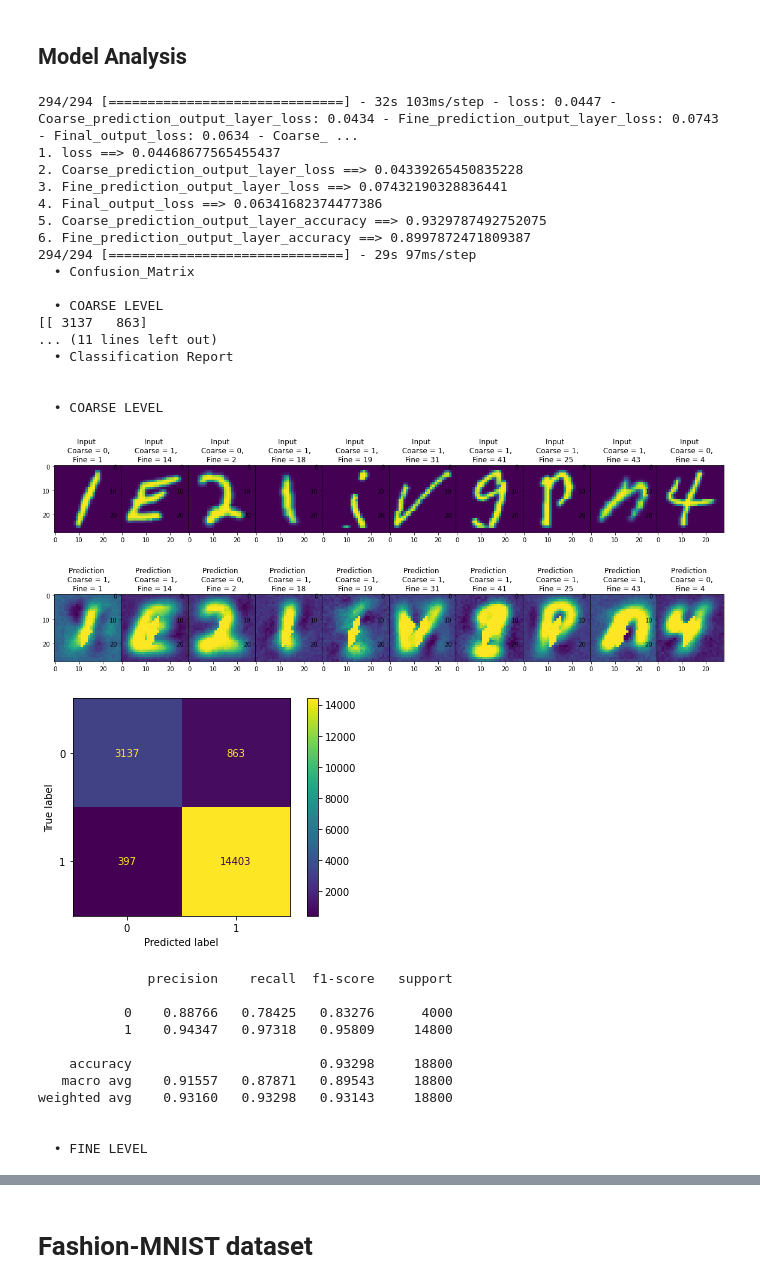
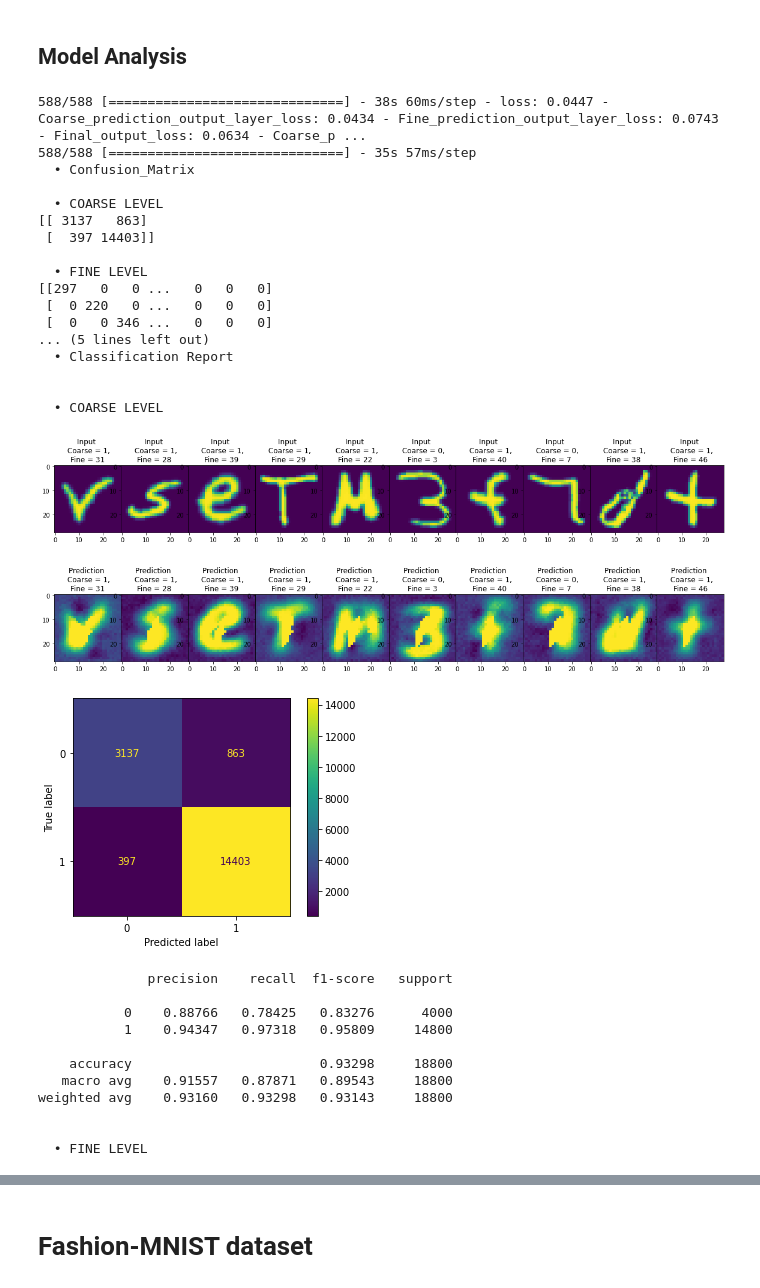
Before and after one commit to tasrif-khondaker/H-CapsNet, a Jupyter notebook: H-CapsNet-Analysis.ipynb, the cells around one changed output, grey strips where cells are left out. Saved outputs shown, nothing was run; the diff lists cells and outputs as text; code cells hidden in the pictures.

```diff
--- a/H-CapsNet-Analysis.ipynb
+++ b/H-CapsNet-Analysis.ipynb
@@ -153,7 +153,7 @@ lossweight = {'coarse_lw' : K.variable(value = initial_lw['coarse'], dtype="floa
              }
 
 def get_compiled_model():
-    model = MLmodel.MNIST_HCapsNet(input_shape,
+    model = MLmodel.HCapsNet_2_Level_MNIST(input_shape,
                                    coarse_class, fine_class)
     model.compile(optimizer='adam',
                   loss=[model_params["class_loss"],
@@ -336,7 +336,7 @@ lossweight = {'coarse_lw' : K.variable(value = initial_lw['coarse'], dtype="floa
              }
 
 def get_compiled_model():
-    model = MLmodel.EMNIST_HCapsNet(input_shape,
+    model = MLmodel.HCapsNet_2_Level_EMNIST_test(input_shape,
                                    coarse_class, fine_class)
     model.compile(optimizer='adam',
                   loss=[model_params["class_loss"],
@@ -385,43 +385,48 @@ model.load_weights(directory+'/trained_model.h5')
 # %% [markdown]
 ## Model Analysis
 # %%
-model_analysis = MLmodel.model_analysis(model, dataset)
-results = model_analysis.evaluate()
-predictions = model_analysis.prediction()
+results = model.evaluate(dataset['x_test'],[dataset['y_test_coarse'],dataset['y_test_fine'],dataset['x_test']],
+                         verbose=1)
+predictions = model.predict(dataset['x_test'],verbose=1)
+
+MLmodel.plot_sample_image(predictions,
+                  x_input = dataset['x_test'],
+                  y_labels = {'coarse':dataset['y_test_coarse'],
+                              'fine':dataset['y_test_fine']})
 
 true_label = [dataset['y_test_coarse'],dataset['y_test_fine']]
 pred_label = [predictions[0],predictions[1]]
 metrics.lvl_wise_metric(true_label,pred_label)
 
 h_measurements,consistency,exact_match = metrics.hmeasurements(true_label,
                                        pred_label,
                                        dataset['tree'])
 print('\nHierarchical Precision =',h_measurements[0],
       '\nHierarchical Recall =', h_measurements[1],
       '\nHierarchical F1-Score =',h_measurements[2],
       '\nConsistency = ', consistency,
       '\nExact Match = ', exact_match,
      )
 # %% [output]
-294/294 [==============================] - 32s 103ms/step - loss: 0.0447 - Coarse_prediction_output_layer_loss: 0.0434 - Fine_prediction_output_layer_loss: 0.0743 - Final_output_loss: 0.0634 - Coarse_ ...
-1. loss ==> 0.04468677565455437
-2. Coarse_prediction_output_layer_loss ==> 0.04339265450835228
-3. Fine_prediction_output_layer_loss ==> 0.07432190328836441
-4. Final_output_loss ==> 0.06341682374477386
-5. Coarse_prediction_output_layer_accuracy ==> 0.9329787492752075
-6. Fine_prediction_output_layer_accuracy ==> 0.8997872471809387
-294/294 [==============================] - 29s 97ms/step
+588/588 [==============================] - 38s 60ms/step - loss: 0.0447 - Coarse_prediction_output_layer_loss: 0.0434 - Fine_prediction_output_layer_loss: 0.0743 - Final_output_loss: 0.0634 - Coarse_p ...
+588/588 [==============================] - 35s 57ms/step
   • Confusion_Matrix
 
   • COARSE LEVEL
 [[ 3137   863]
-... (11 lines left out)
+ [  397 14403]]
+
+  • FINE LEVEL
+[[297   0   0 ...   0   0   0]
+ [  0 220   0 ...   0   0   0]
+ [  0   0 346 ...   0   0   0]
+... (5 lines left out)
   • Classification Report
 
 
   • COARSE LEVEL
-[figure, old version]
+[figure, new version]
-[figure, old version]
+[figure, new version]
 [figure]
               precision    recall  f1-score   support
 
```
Also changed, not shown: parts of 44 cells of this notebook, 36 other files.
